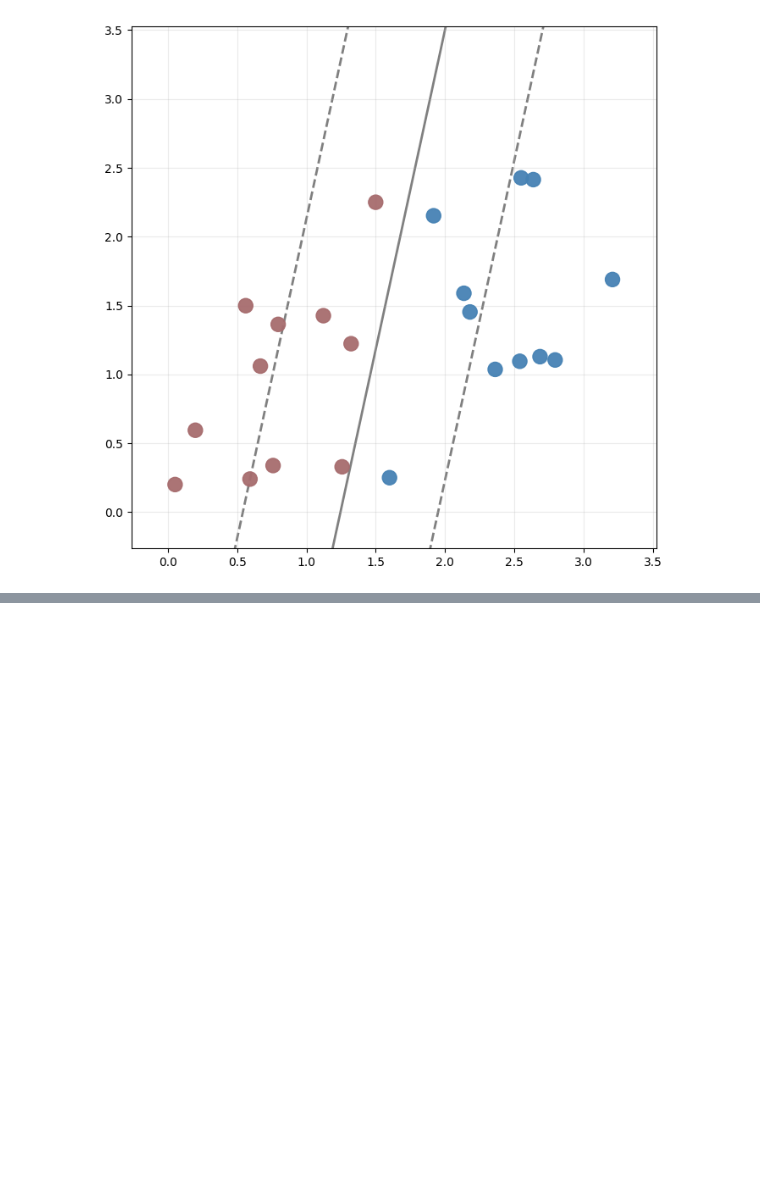
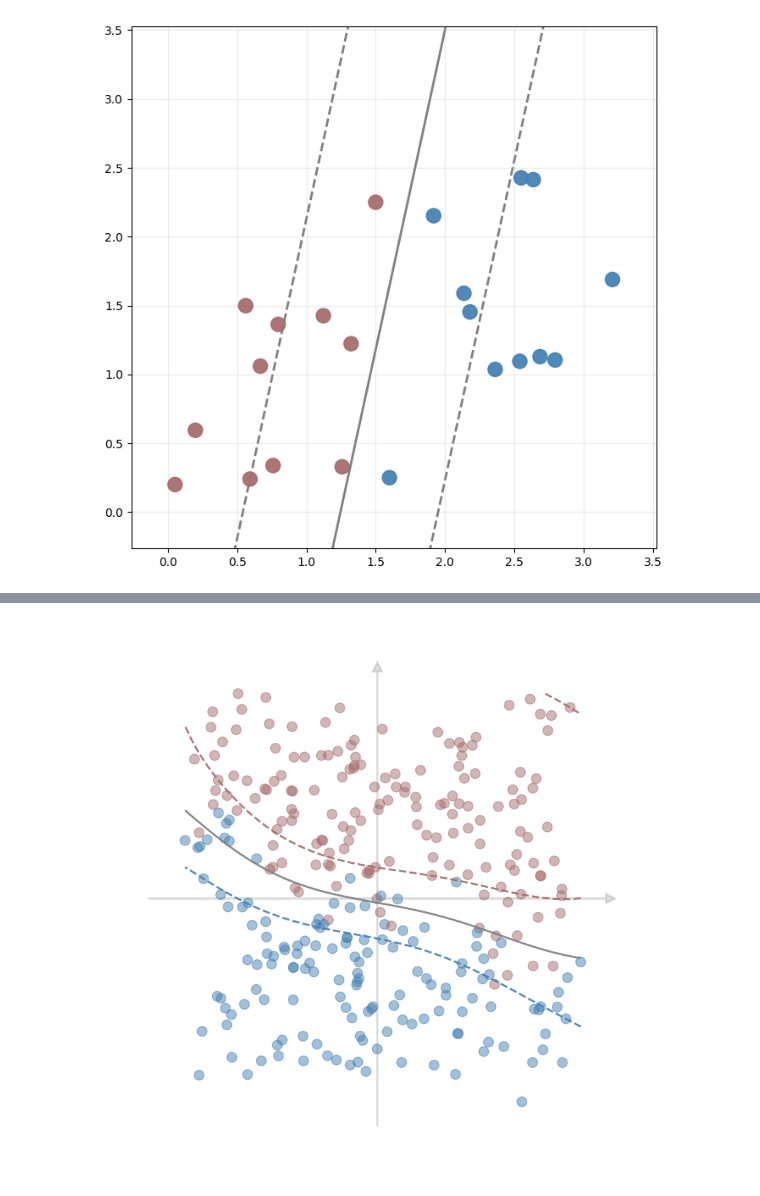
Before and after one commit to yasuomaidana/introduction-to-machine-learning, a Jupyter notebook: Introduction to Supervised Learning/Support Vector Machine/Support Vector Machine.ipynb, the cells around one changed output, grey strips where cells are left out. Cells and saved outputs as stored; diff of their text form; code cells hidden in the pictures; blank space fills up the shorter version.

```diff
--- a/Introduction to Supervised Learning/Support Vector Machine/Support Vector Machine.ipynb
+++ b/Introduction to Supervised Learning/Support Vector Machine/Support Vector Machine.ipynb
@@ -236,0 +267,9 @@ linear_plot(X, y, w=w, b=b)
+# %%
+from sklearn.svm import SVC
+
+nlsvm= SVC(kernel="rbf", C=1, gamma=1)
+# your code here
+
+nonlinear_plot(X, y, nlsvm)
+# %% [output]
+[figure, added]
```
Also changed, not shown: parts of 6 cells of this notebook.
